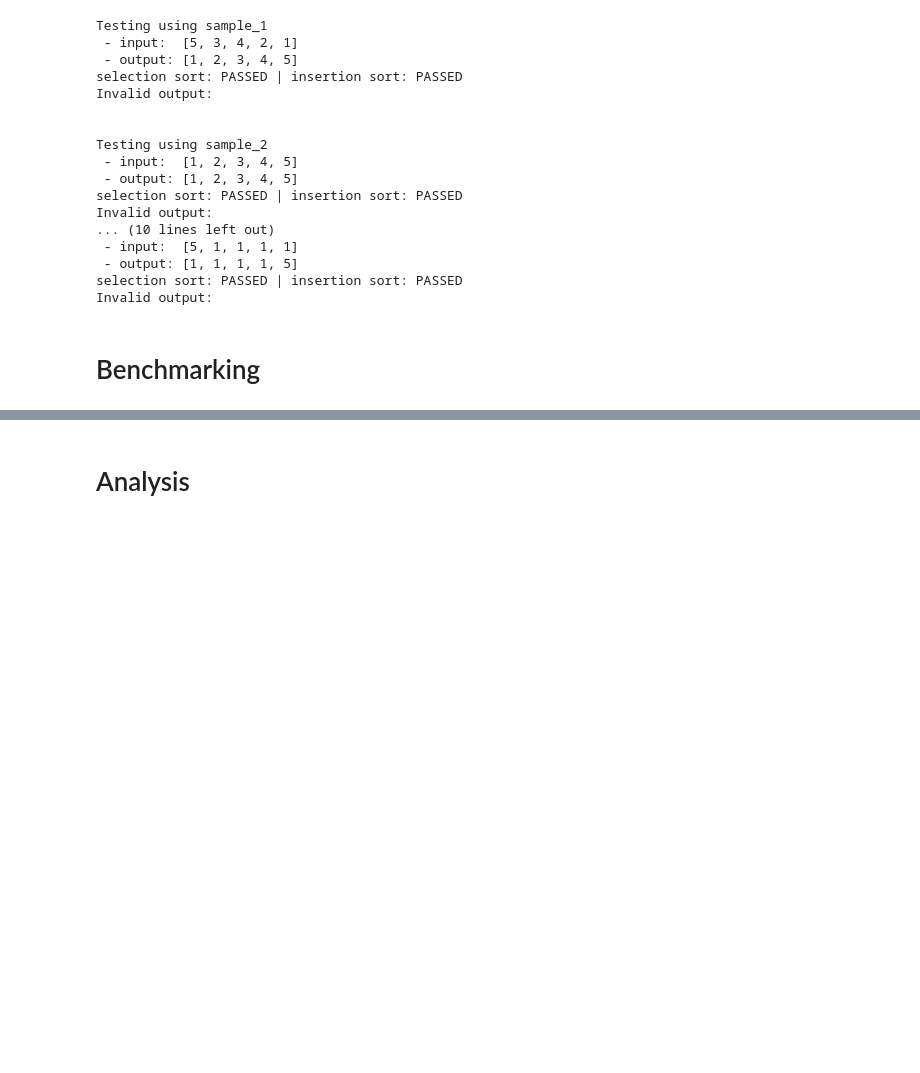
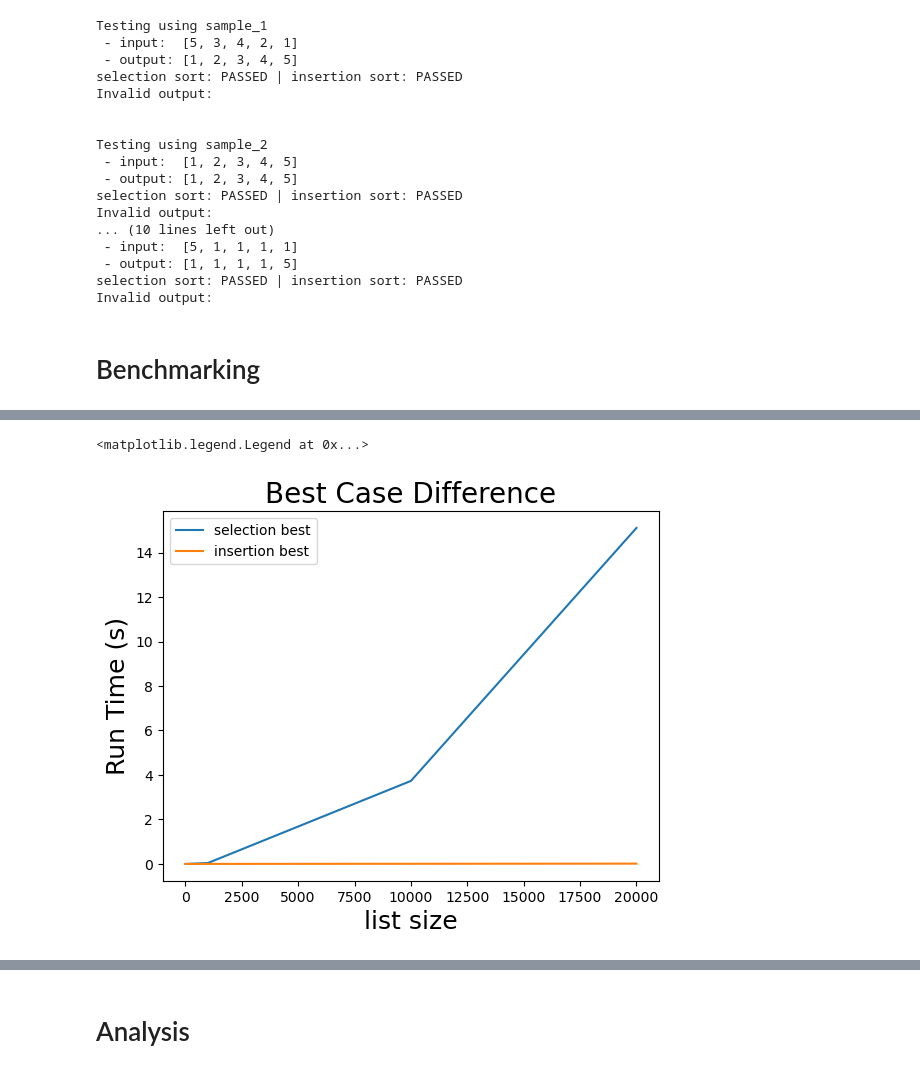
Before and after one commit to littond/CSC3310-Program2, a Jupyter notebook: Program2.ipynb, the cells around one changed output, grey strips where cells are left out. Saved outputs shown, nothing was run; the diff lists cells and outputs as text; code cells hidden in the pictures; blank space fills up the shorter version.

```diff
--- a/Program2.ipynb
+++ b/Program2.ipynb
@@ -210,0 +248,11 @@ Average time to complete insertionSort 0.004594039986841381 seconds for a list o
+# %%
+# plot best
+plt.plot(list_sizes, best_selectionSort_list, label="selection best")
+plt.plot(list_sizes, best_insertionSort_list, label="insertion best")
+plt.xlabel("list size", fontsize=18)
+plt.ylabel("Run Time (s)", fontsize=18)
+plt.title("Best Case Difference", fontsize=20)
+plt.legend()
+# %% [output]
+<matplotlib.legend.Legend at 0x...>
+[figure, added]
```
Also changed, not shown: parts of 10 cells of this notebook.
